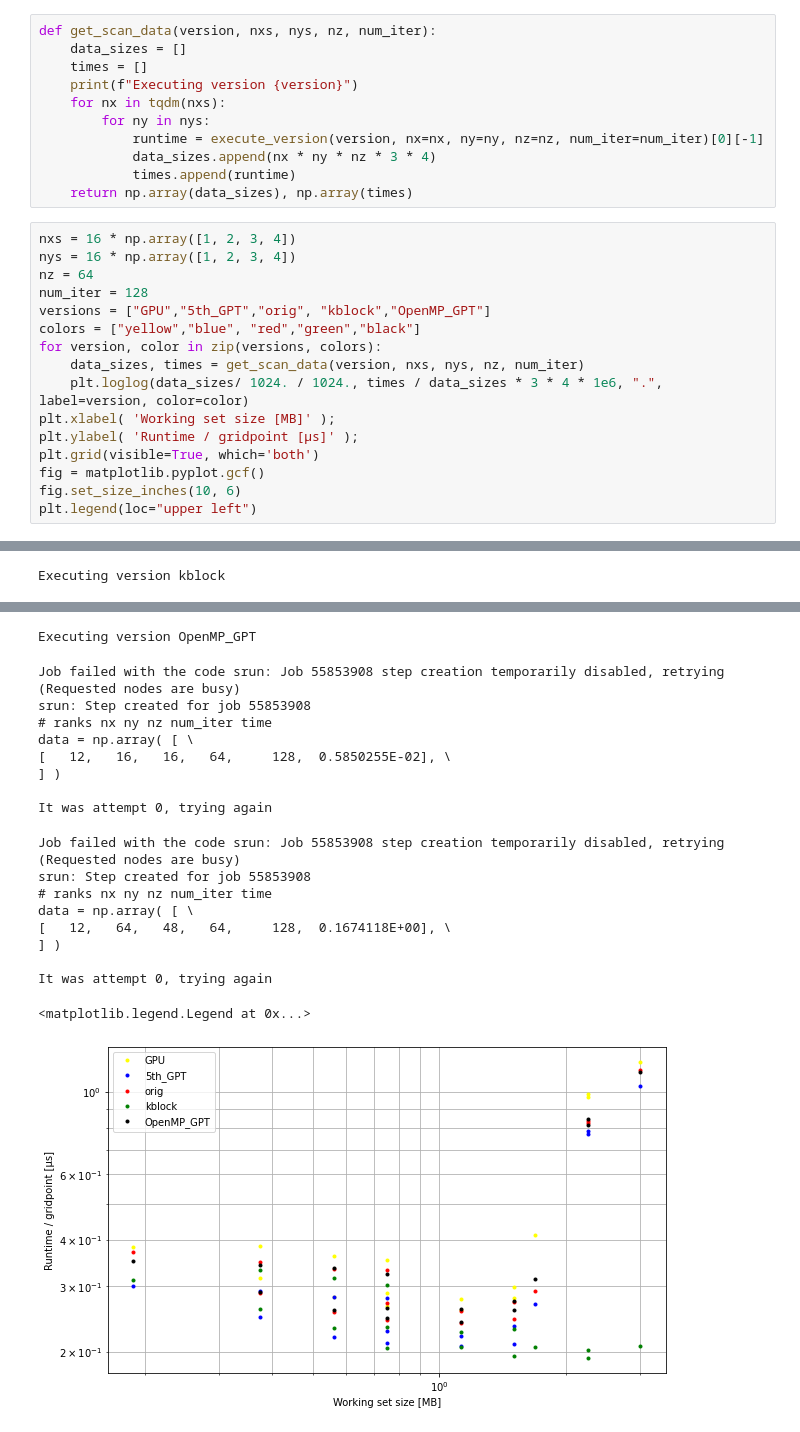
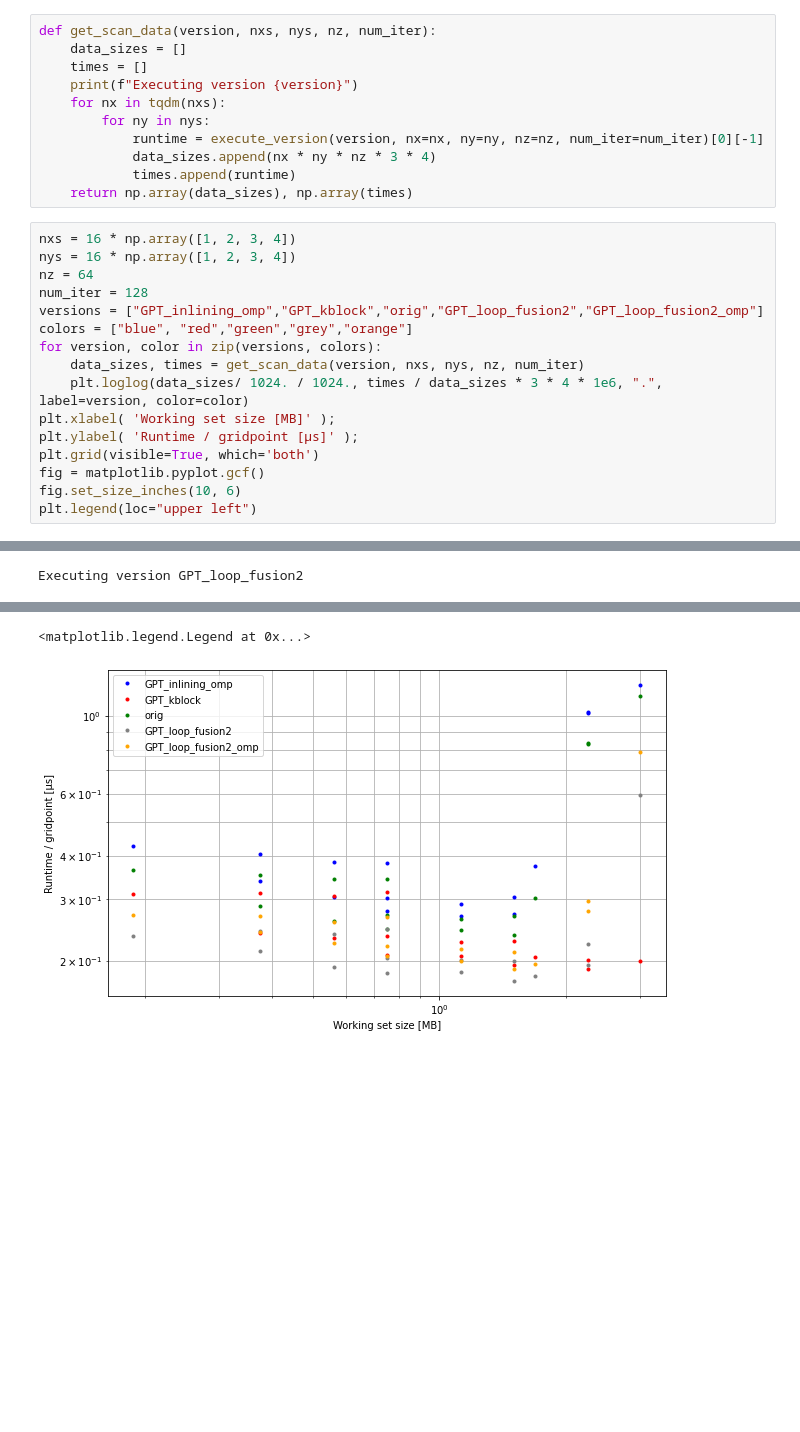
Before and after one commit to pavellippov/HPC4WC_Project12_AI_assited_optimization, a Jupyter notebook: GPT_optimization_Julien.ipynb, the cells around one changed output, grey strips where cells are left out. Cells and saved outputs as stored; diff of their text form; blank space fills up the shorter version.

```diff
--- a/GPT_optimization_Julien.ipynb
+++ b/GPT_optimization_Julien.ipynb
@@ -135,8 +119,8 @@ nxs = 16 * np.array([1, 2, 3, 4])
 nys = 16 * np.array([1, 2, 3, 4])
 nz = 64
 num_iter = 128
-versions = ["GPU","5th_GPT","orig", "kblock","OpenMP_GPT"]
-colors = ["yellow","blue", "red","green","black"]
+versions = ["GPT_inlining_omp","GPT_kblock","orig","GPT_loop_fusion2","GPT_loop_fusion2_omp"]
+colors = ["blue", "red","green","grey","orange"]
 for version, color in zip(versions, colors):
     data_sizes, times = get_scan_data(version, nxs, nys, nz, num_iter)
     plt.loglog(data_sizes/ 1024. / 1024., times / data_sizes * 3 * 4 * 1e6, ".", label=version, color=color)
@@ -169 +161 @@ It was attempt 0, trying again
-Executing version kblock
+Executing version GPT_loop_fusion2
@@ -178,19 +163,2 @@ It was attempt 0, trying again
-Executing version OpenMP_GPT
+<matplotlib.legend.Legend at 0x...>
-Job failed with the code srun: Job 55853908 step creation temporarily disabled, retrying (Requested nodes are busy)
-srun: Step created for job 55853908
-# ranks nx ny nz num_iter time
-data = np.array( [ \
-[   12,   16,   16,   64,     128,  0.5850255E-02], \
-] )
-
-It was attempt 0, trying again
-Job failed with the code srun: Job 55853908 step creation temporarily disabled, retrying (Requested nodes are busy)
-srun: Step created for job 55853908
-# ranks nx ny nz num_iter time
-data = np.array( [ \
-[   12,   64,   48,   64,     128,  0.1674118E+00], \
-] )
-
-It was attempt 0, trying again
-<matplotlib.legend.Legend at 0x...>
-[figure, old version]
+[figure, new version]
```
Also changed, not shown: parts of 5 cells of this notebook, 7 other files.
